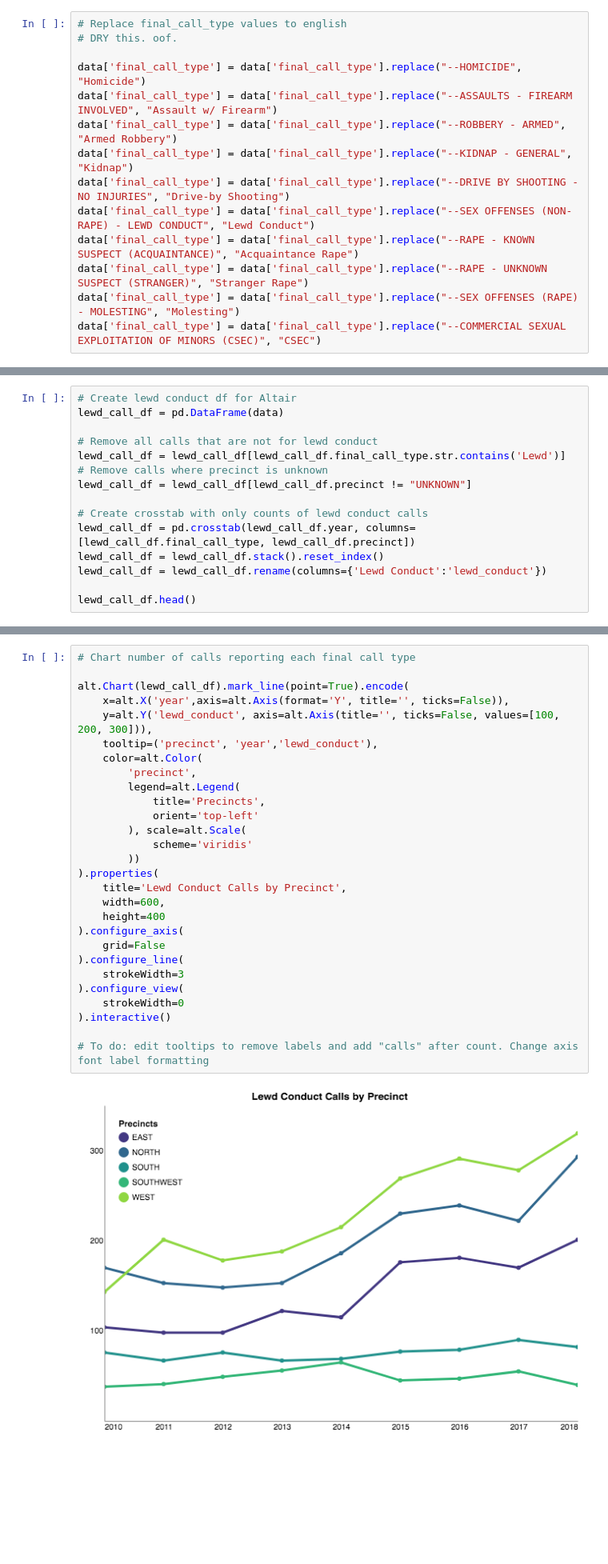
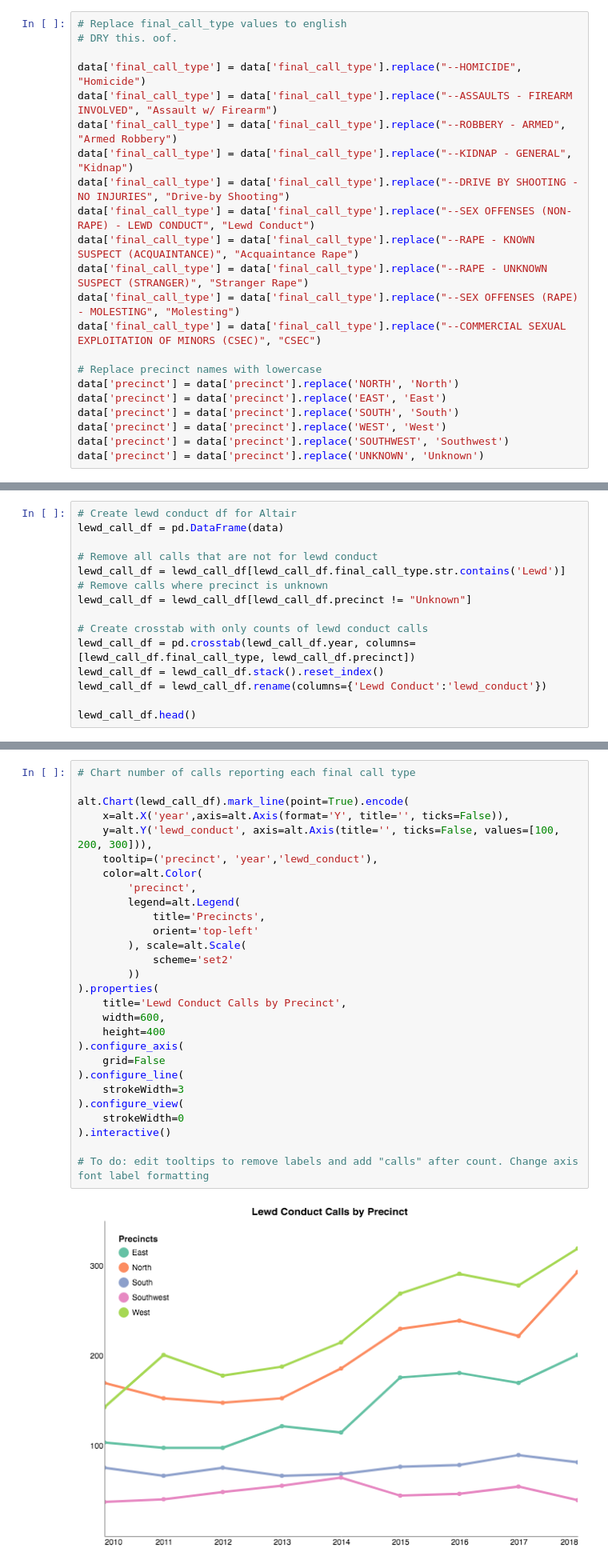
Before and after one commit to teacupwoozy/spd_notebook_archive, a Jupyter notebook: spd_notebook/2010-2018_SPD_Project_Altair_Sandbox.ipynb, the cells around one changed output, grey strips where cells are left out. Shown at 80% size. Cells and saved outputs as stored; diff of their text form; blank space fills up the shorter version.

Commit message:
Add Altair for total lewd conduct

```diff
--- a/spd_notebook/2010-2018_SPD_Project_Altair_Sandbox.ipynb
+++ b/spd_notebook/2010-2018_SPD_Project_Altair_Sandbox.ipynb
@@ -130,6 +130,14 @@ data['final_call_type'] = data['final_call_type'].replace("--RAPE - KNOWN SUSPEC
 data['final_call_type'] = data['final_call_type'].replace("--RAPE - UNKNOWN SUSPECT (STRANGER)", "Stranger Rape")
 data['final_call_type'] = data['final_call_type'].replace("--SEX OFFENSES (RAPE) - MOLESTING", "Molesting")
 data['final_call_type'] = data['final_call_type'].replace("--COMMERCIAL SEXUAL EXPLOITATION OF MINORS (CSEC)", "CSEC")
+
+# Replace precinct names with lowercase
+data['precinct'] = data['precinct'].replace('NORTH', 'North')
+data['precinct'] = data['precinct'].replace('EAST', 'East')
+data['precinct'] = data['precinct'].replace('SOUTH', 'South')
+data['precinct'] = data['precinct'].replace('WEST', 'West')
+data['precinct'] = data['precinct'].replace('SOUTHWEST', 'Southwest')
+data['precinct'] = data['precinct'].replace('UNKNOWN', 'Unknown')
 # %%
 # Define clearing codes for is_arrest
 
@@ -627,7 +671,7 @@ lewd_call_df = pd.DataFrame(data)
 # Remove all calls that are not for lewd conduct
 lewd_call_df = lewd_call_df[lewd_call_df.final_call_type.str.contains('Lewd')]
 # Remove calls where precinct is unknown
-lewd_call_df = lewd_call_df[lewd_call_df.precinct != "UNKNOWN"]
+lewd_call_df = lewd_call_df[lewd_call_df.precinct != "Unknown"]
 
 # Create crosstab with only counts of lewd conduct calls
 lewd_call_df = pd.crosstab(lewd_call_df.year, columns=[lewd_call_df.final_call_type, lewd_call_df.precinct])
@@ -645,30 +689,30 @@ lewd_call_df.head()
 # %%
 # Chart number of calls reporting each final call type
 
 alt.Chart(lewd_call_df).mark_line(point=True).encode(
     x=alt.X('year',axis=alt.Axis(format='Y', title='', ticks=False)),
     y=alt.Y('lewd_conduct', axis=alt.Axis(title='', ticks=False, values=[100, 200, 300])),
     tooltip=('precinct', 'year','lewd_conduct'),
     color=alt.Color(
         'precinct',
         legend=alt.Legend(
             title='Precincts',
             orient='top-left'
         ), scale=alt.Scale(
-            scheme='viridis'
+            scheme='set2'
         ))
 ).properties(
     title='Lewd Conduct Calls by Precinct',
     width=600,
     height=400
 ).configure_axis(
     grid=False
 ).configure_line(
     strokeWidth=3
 ).configure_view(
     strokeWidth=0
 ).interactive()
 
 # To do: edit tooltips to remove labels and add "calls" after count. Change axis font label formatting
 # %% [output]
-[figure, old version]
+[figure, new version]
```
Also changed, not shown: parts of 11 cells of this notebook.
